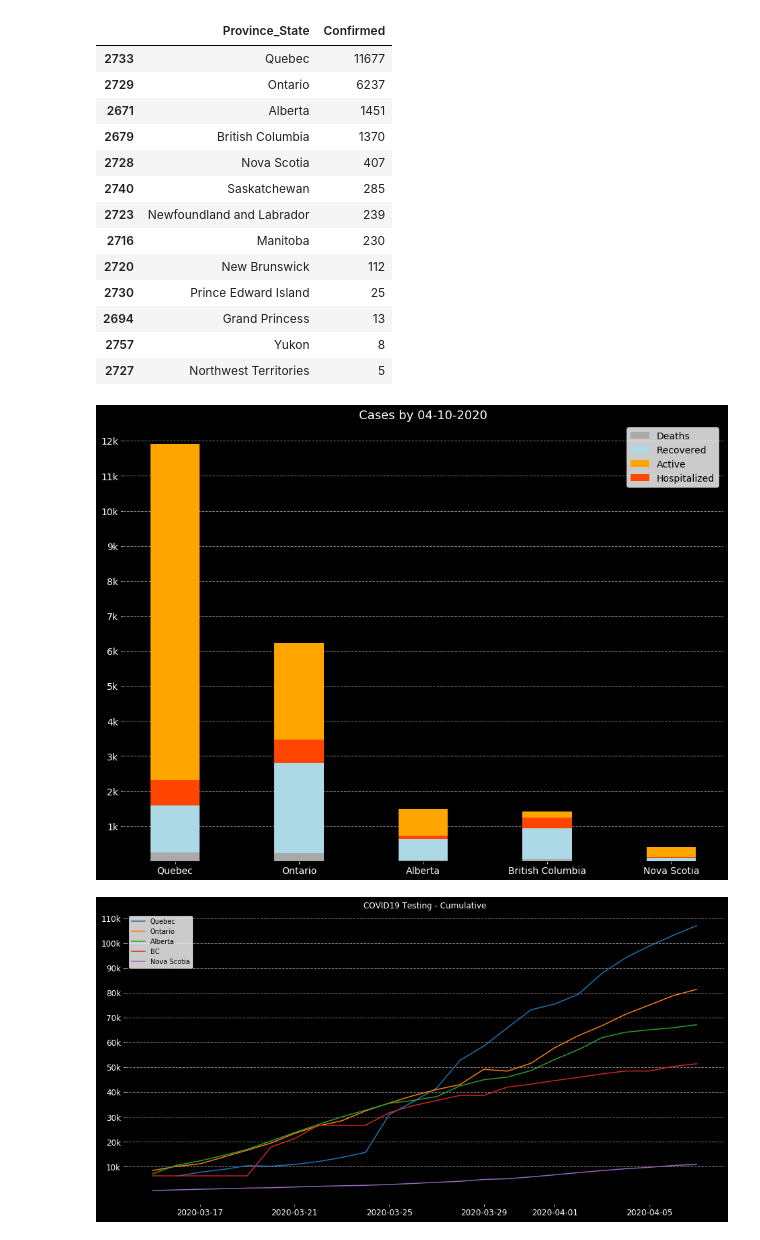
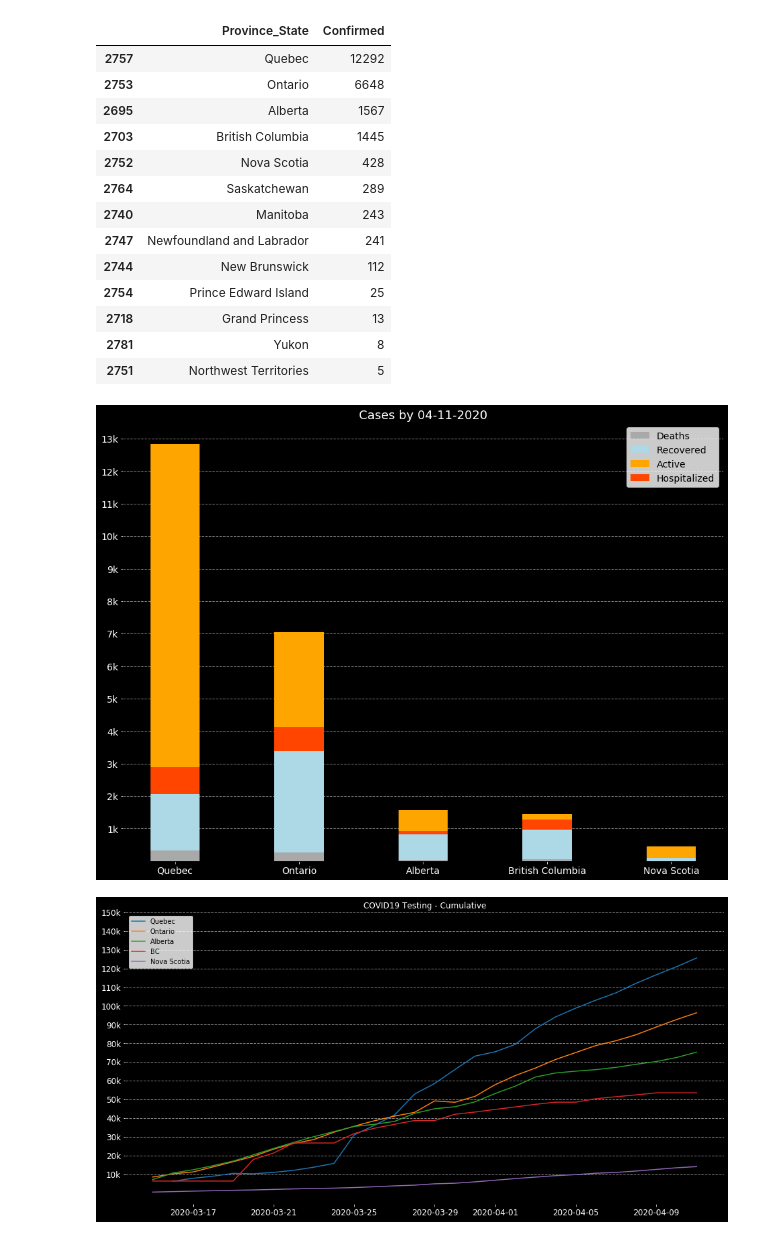
Before and after one commit to Thiagobc23/COVID-19, a Jupyter notebook: 08_canada.ipynb, the cells around one changed output. Cells and saved outputs as stored; diff of their text form; code cells hidden in the pictures.

Commit message:
update canada and italy

```diff
--- a/08_canada.ipynb
+++ b/08_canada.ipynb
@@ -7,15 +7,15 @@ import matplotlib.pyplot as plt
 
 # Covid Confirmed Cases
 url = 'https://raw.githubusercontent.com/CSSEGISandData/COVID-19/master/csse_covid_19_data/csse_covid_19_daily_reports/'
-file = '04-10-2020.csv'
+file = '04-11-2020.csv'
 df = pd.read_csv(url+file)
 
 # Summary by province
-df_prov = pd.read_csv('data/canada/Provincial Summaries.csv')
+df_prov = pd.read_csv('data/canada/Cases (Province).csv')
 df_prov
 
 # Testing Numbers
-path = 'data/Covid19Canada-master/'
+path = 'data/Covid19Canada/'
 df_testing = pd.read_csv(path + 'testing_cumulative.csv')
 #Formating Dates, Sorting Values and Selecting Fields
 df_testing['date_testing'] = pd.to_datetime(df_testing['date_testing'], format = "%d-%m-%Y")
@@ -27,19 +27,19 @@ can = df[df['Country_Region'] == 'Canada'].sort_values('Confirmed', ascending=Fa
 can[['Province_State', 'Confirmed']][:-2]
 # %% [output]
 |  | Province_State | Confirmed |
-| 2733 | Quebec | 11677 |
-| 2729 | Ontario | 6237 |
-| 2671 | Alberta | 1451 |
-| 2679 | British Columbia | 1370 |
-| 2728 | Nova Scotia | 407 |
-| 2740 | Saskatchewan | 285 |
-| 2723 | Newfoundland and Labrador | 239 |
-| 2716 | Manitoba | 230 |
-| 2720 | New Brunswick | 112 |
-| 2730 | Prince Edward Island | 25 |
-| 2694 | Grand Princess | 13 |
-| 2757 | Yukon | 8 |
-| 2727 | Northwest Territories | 5 |
+| 2757 | Quebec | 12292 |
+| 2753 | Ontario | 6648 |
+| 2695 | Alberta | 1567 |
+| 2703 | British Columbia | 1445 |
+| 2752 | Nova Scotia | 428 |
+| 2764 | Saskatchewan | 289 |
+| 2740 | Manitoba | 243 |
+| 2747 | Newfoundland and Labrador | 241 |
+| 2744 | New Brunswick | 112 |
+| 2754 | Prince Edward Island | 25 |
+| 2718 | Grand Princess | 13 |
+| 2781 | Yukon | 8 |
+| 2751 | Northwest Territories | 5 |
 # %%
 #provinces = ['British Columbia', 'Alberta', 'Quebec', 'Ontario', 'Nova Scotia']
 provinces = ['Quebec', 'Ontario', 'British Columbia',
@@ -49,28 +49,28 @@ fig, ax = plt.subplots(1, figsize=(16,12), facecolor='black')
 #can = df[df['Country_Region'] == 'Canada'].sort_values('Confirmed', ascending=False)
 #can = can[can['Province_State'].isin(provinces)]
 
-can = df_prov[df_prov['English Name'].isin(provinces)].sort_values('Cases', ascending=False)
+can = df_prov[df_prov['NAME'].isin(provinces)].sort_values('Cases', ascending=False)
 
 #plot
-plt.bar(x=can['English Name'], height=can['Deaths'],
+plt.bar(x=can['NAME'], height=can['Deaths'],
         width=0.4, color='darkgrey')
 
-plt.bar(x=can['English Name'], height=can['Recovered'],
+plt.bar(x=can['NAME'], height=can['Recovered'],
         width=0.4, color='lightblue',
         bottom = can['Deaths'])
 
-plt.bar(x=can['English Name'], height=can['Active Cases'],
+plt.bar(x=can['NAME'], height=can['Active Cases'],
         width=0.4, color='orange',
         bottom = can['Deaths'] + can['Recovered'])
 
-plt.bar(x=can['English Name'], height=can['Hospitalized'],
+plt.bar(x=can['NAME'], height=can['Hospitalized'],
         width=0.4, color='orangered', bottom = can['Deaths'] + can['Recovered'])
 
 
 
 #details
 plt.xticks(fontsize=14)
-yticks = np.arange(1000,12001,1000)
+yticks = np.arange(1000,13001,1000)
 yticks_label =[str(i)[:-3] + 'k' for i in yticks]
 plt.yticks(yticks, labels = yticks_label, fontsize=14)
 plt.legend(['Deaths', 'Recovered', 'Active', 'Hospitalized'], fontsize = 14)
@@ -91,42 +91,42 @@ ax.tick_params(axis='y', colors='white')
 ax.yaxis.label.set_color('white')
 ax.xaxis.label.set_color('white')
 
-plt.savefig('pics/overview_canada.png', facecolor='black', edgecolor='none')
+plt.savefig('img/overview_canada.png', facecolor='black', edgecolor='none')
 # %% [output]
-[figure, old version]
+[figure, new version]
 # %%
 provinces = ['Quebec', 'Ontario', 'Alberta', 'BC', 'Nova Scotia']
 
 fig, ax = plt.subplots(1, figsize=(16,8), facecolor = 'black')
 
 # plots
 for province in provinces:
     temp = df_testing[df_testing.province == province]
     plt.plot(temp['date_testing'], temp['cumulative_testing'])
 
 #Details
 plt.xticks(fontsize=12)
-yticks = np.arange(10000, 110001, 10000)
+yticks = np.arange(10000, 130001, 10000)
 yticks_label =[str(i)[:-3] + 'k' for i in yticks]
 plt.yticks(yticks, fontsize = 12, labels = yticks_label)
 plt.legend(provinces)
 plt.title('COVID19 Testing - Cumulative', color='white')
 
 # grid
 ax.grid(color='grey', linestyle='dashed', linewidth=1, axis = 'y')
 ax.set_axisbelow(True)
 
 # remove spines
 ax.spines['top'].set_visible(False)
 ax.spines['right'].set_visible(False)
 
 #Colors
 ax.set_facecolor('xkcd:black')
 ax.tick_params(axis='x', colors='white')
 ax.tick_params(axis='y', colors='white')
 ax.yaxis.label.set_color('white')
 ax.xaxis.label.set_color('white')
 
-plt.savefig('pics/testing_canada.png', facecolor='black', edgecolor='none')
+plt.savefig('img/testing_canada.png', facecolor='black', edgecolor='none')
 # %% [output]
-[figure, old version]
+[figure, new version]
```
Also changed, not shown: parts of 1 cell of this notebook, 7 other files.
